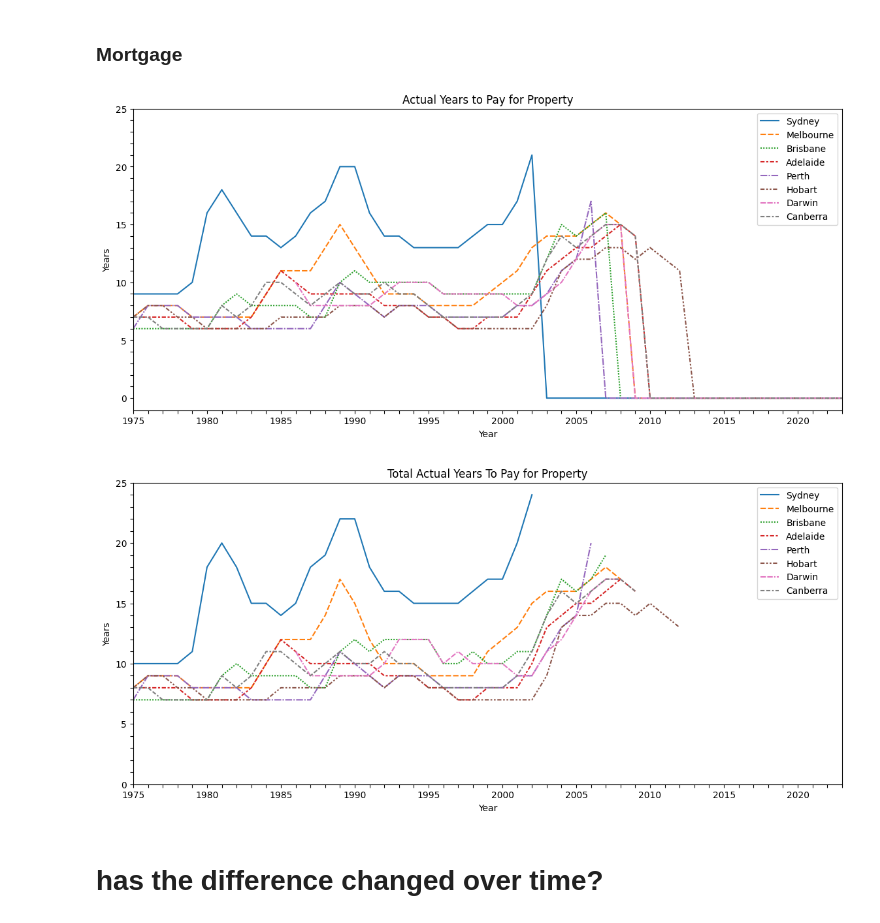
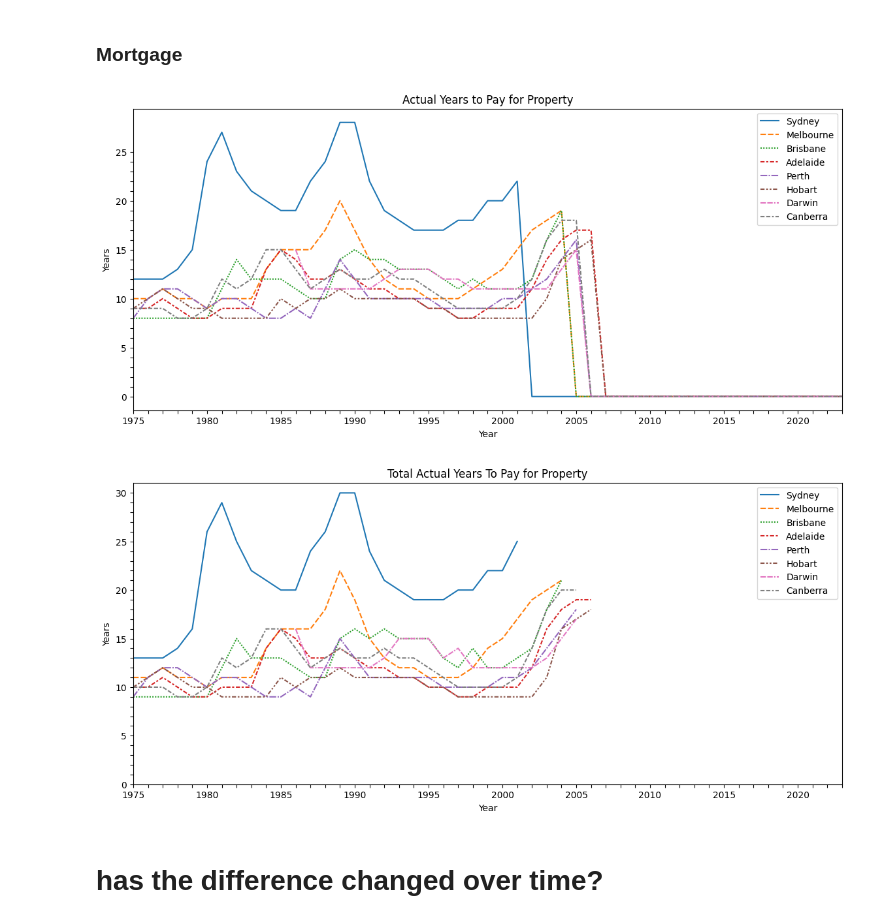
Before and after one commit to trentalleyne/FinEcoTests, a Jupyter notebook: Housing V3.ipynb, the cells around one changed output. Cells and saved outputs as stored; diff of their text form; code cells hidden in the pictures.

```diff
--- a/Housing V3.ipynb
+++ b/Housing V3.ipynb
@@ -456,7 +487,7 @@ prices = prices[5:]
 # %%
 yearlyRatesEMR = yearlyRatesEMR[6:]
 # %%
-loans = prices*0.8
+loans = prices*1
 deposit = prices*0.2
 payments = MIH*0.27
 # %% [markdown]
@@ -653,7 +684,7 @@ plt.xlim(constyears.index.min(), constyears.index.max())  # Set x-axis limits to
 
 plt.show()
 # %% [output]
-[figure, old version]
+[figure, new version]
 # %%
 variedyears = variedyearsdeposit + variedyearsloan
 # %%
@@ -663,22 +694,22 @@ variedyears2[variedyearsloan == 0] = np.nan
 # %%
 plt.figure(figsize=(14, 6))
 ax = sns.lineplot(data=variedyears2)
 plt.xlabel('Year')
 plt.ylabel('Years')
 plt.title('Total Actual Years To Pay for Property')
 
 # Set x-axis tick marks
 plt.xticks(ticks=constyears.index, labels=['' if i % 5 != 0 else constyears.index[i] for i in range(len(constyears.index))])
 
 # Set y-axis tick marks
-plt.locator_params(axis='y', nbins=51)  # Set the number of ticks for y-axis
-plt.yticks(ticks=range(26), labels=['' if i % 5 != 0 else i for i in range(26)])
+plt.locator_params(axis='y', nbins=31)  # Set the number of ticks for y-axis
+plt.yticks(ticks=range(31), labels=['' if i % 5 != 0 else i for i in range(31)])
 
 plt.xlim(constyears.index.min(), constyears.index.max())  # Set x-axis limits to the minimum and maximum index values
 
 plt.show()
 # %% [output]
-[figure, old version]
+[figure, new version]
 # %% [markdown]
 # has the difference changed over time?
 # %%
```
Also changed, not shown: parts of 36 cells of this notebook, 11 other files.
